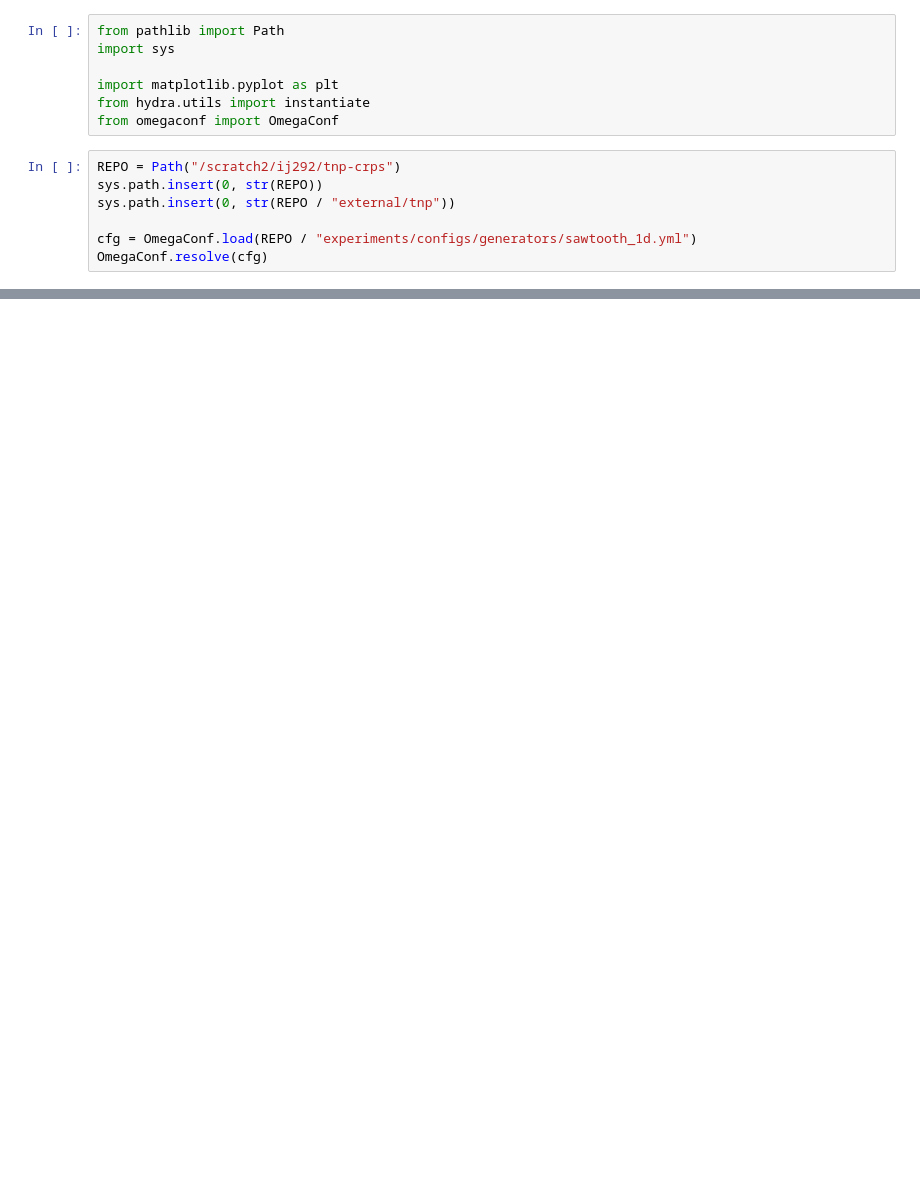
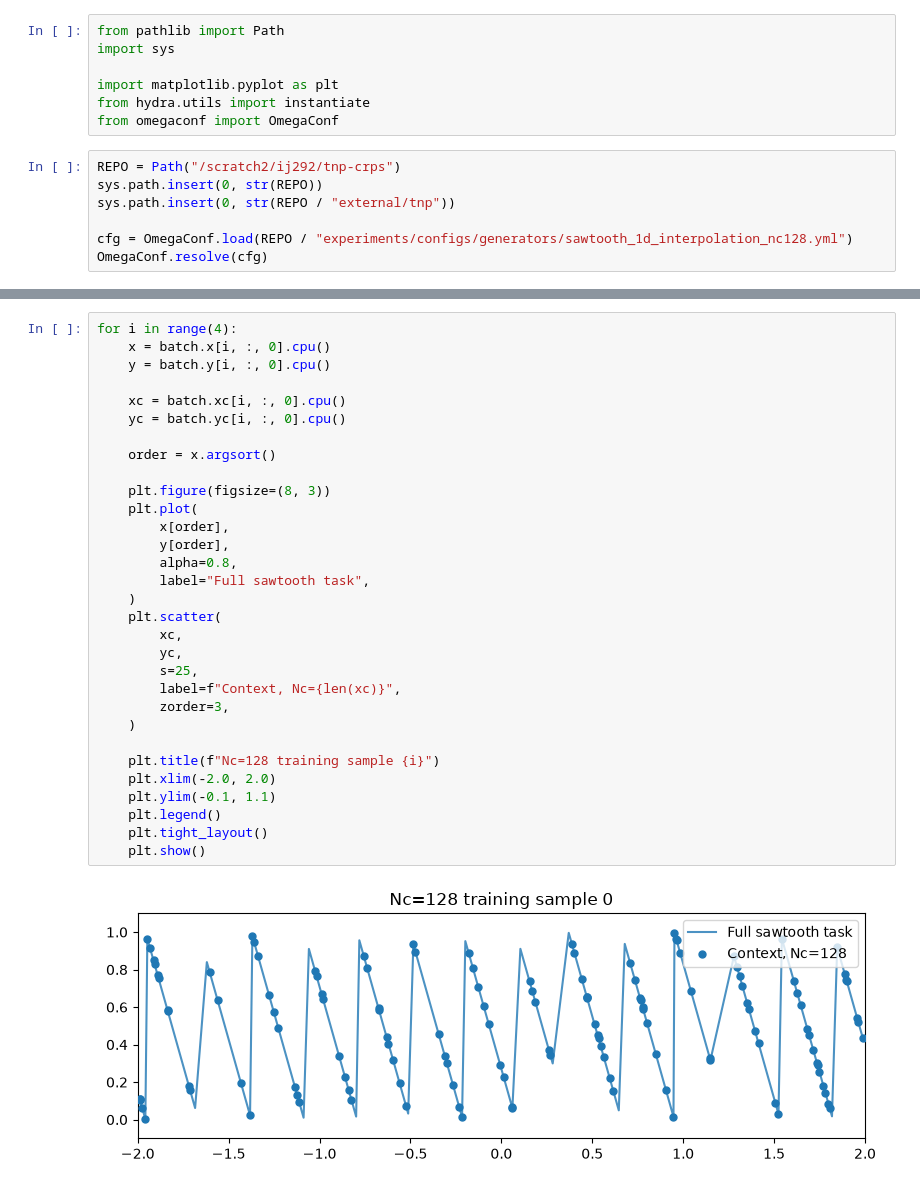
Before and after one commit to ijurk/tnp-crps, a Jupyter notebook: notebooks/sawtooth_generator.ipynb, the cells around one changed output, grey strips where cells are left out. Cells and saved outputs as stored; diff of their text form; blank space fills up the shorter version.

Commit message:
Add sawtooth nc128 interpolation setup
Adds the nc128 sawtooth interpolation generator configuration and supporting notebook for inspecting the sawtooth data construction.

```diff
--- a/notebooks/sawtooth_generator.ipynb
+++ b/notebooks/sawtooth_generator.ipynb
@@ -10,6 +10,6 @@ REPO = Path("/scratch2/ij292/tnp-crps")
 sys.path.insert(0, str(REPO))
 sys.path.insert(0, str(REPO / "external/tnp"))
 
-cfg = OmegaConf.load(REPO / "experiments/configs/generators/sawtooth_1d.yml")
+cfg = OmegaConf.load(REPO / "experiments/configs/generators/sawtooth_1d_interpolation_nc128.yml")
 OmegaConf.resolve(cfg)
 # %%
@@ -40,0 +34,33 @@ Seed set to 0
+# %%
+for i in range(4):
+    x = batch.x[i, :, 0].cpu()
+    y = batch.y[i, :, 0].cpu()
+
+    xc = batch.xc[i, :, 0].cpu()
+    yc = batch.yc[i, :, 0].cpu()
+
+    order = x.argsort()
+
+    plt.figure(figsize=(8, 3))
+    plt.plot(
+        x[order],
+        y[order],
+        alpha=0.8,
+        label="Full sawtooth task",
+    )
+    plt.scatter(
+        xc,
+        yc,
+        s=25,
+        label=f"Context, Nc={len(xc)}",
+        zorder=3,
+    )
+
+    plt.title(f"Nc=128 training sample {i}")
+    plt.xlim(-2.0, 2.0)
+    plt.ylim(-0.1, 1.1)
+    plt.legend()
+    plt.tight_layout()
+    plt.show()
+# %% [output]
+[figure, added]
```
Also changed, not shown: parts of 2 cells of this notebook, 1 other file.
